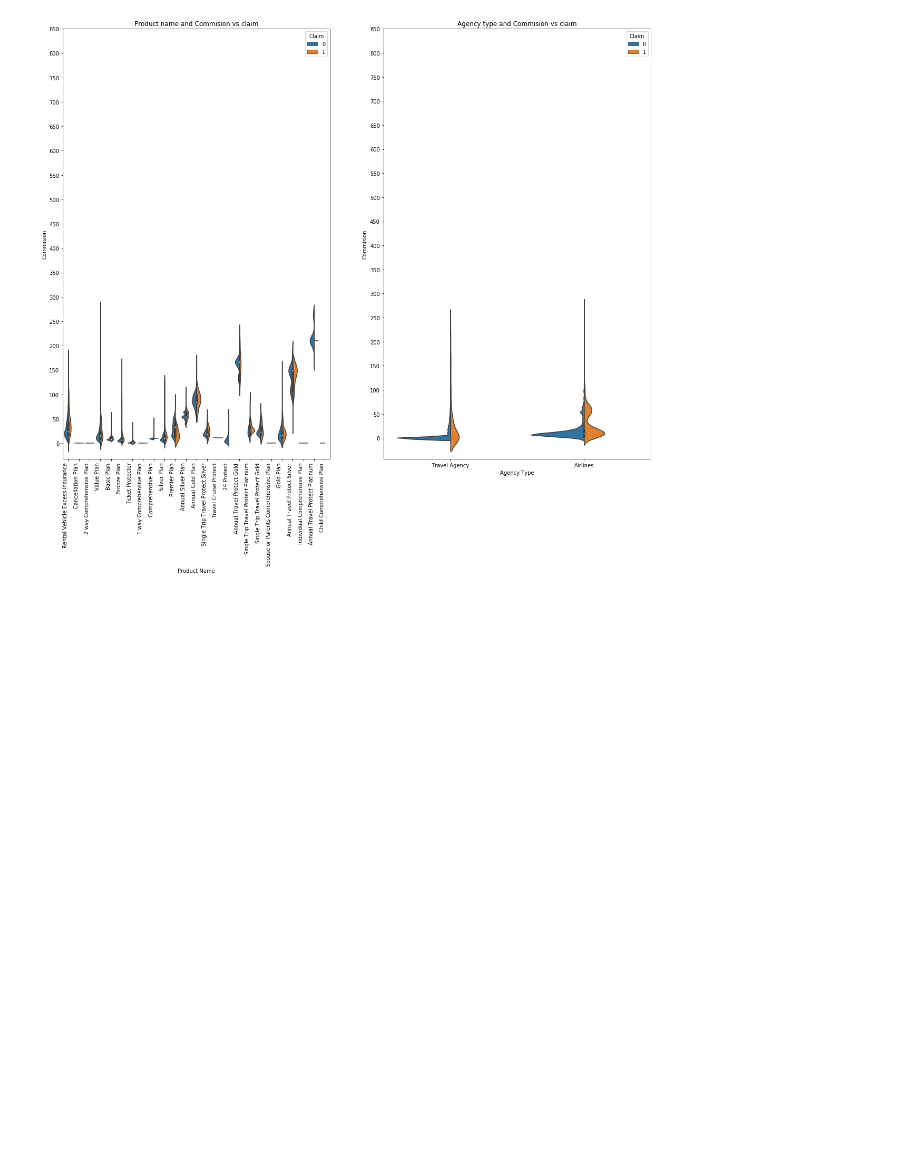
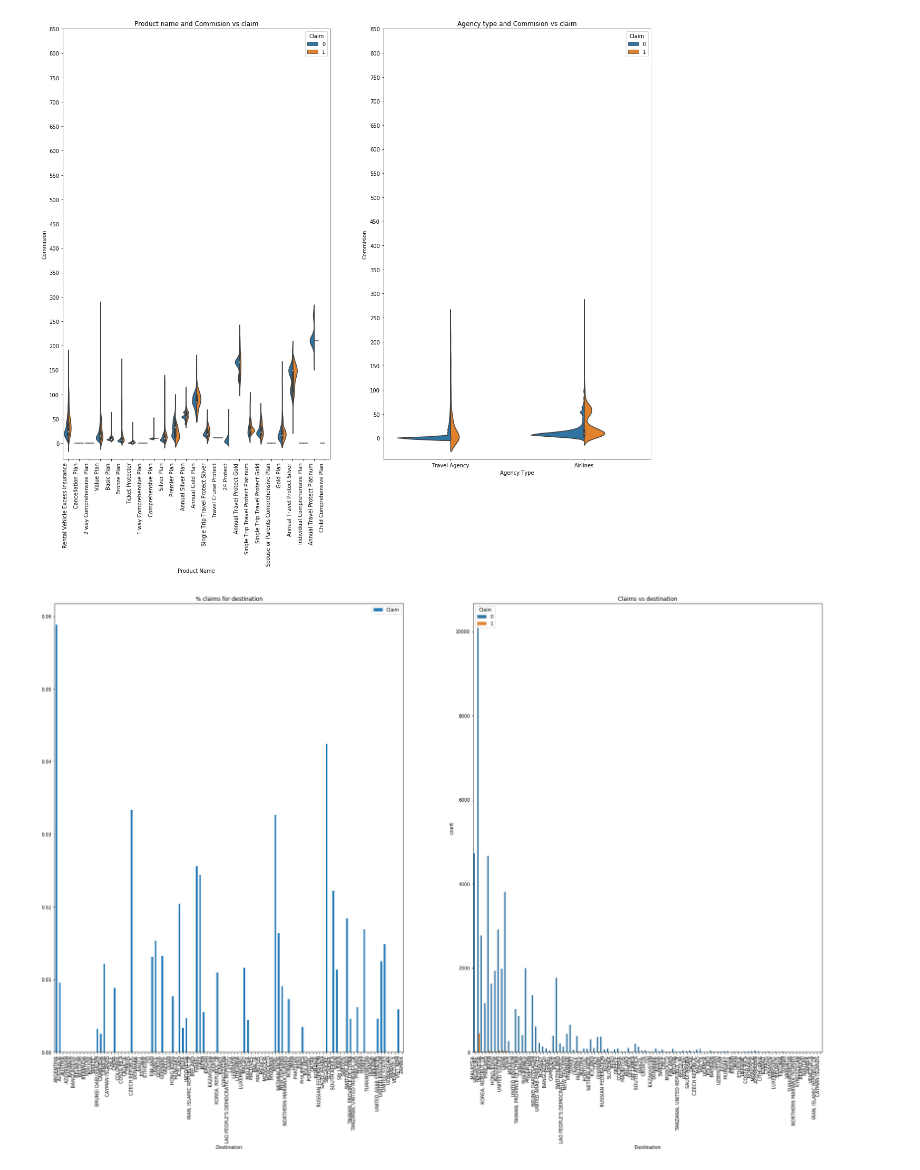
Before and after one commit to sosagago/Are-you-sure-to-Insure-, a Jupyter notebook: Insurer.ipynb, the cells around one changed output. Cells and saved outputs as stored; diff of their text form; code cells hidden in the pictures; blank space fills up the shorter version.

```diff
--- a/Insurer.ipynb
+++ b/Insurer.ipynb
@@ -258,10 +258,12 @@ plt.show()
 # %% [output]
 [figure]
 # %%
-f,ax=plt.subplots(1,2,figsize=(18,8))
-df[['Distribution Channel','Claim']].groupby(['Distribution Channel']).mean().plot.bar(ax=ax[0])
-ax[0].set_title('% claims for agency types')
-sns.countplot('Distribution Channel',hue='Claim',data=df,ax=ax[1])
-ax[1].set_title('Claims vs Agency Type')
+f,ax=plt.subplots(1,2,figsize=(30,18))
+df[['Destination','Claim']].groupby(['Destination']).mean().plot.bar(ax=ax[0])
+ax[0].set_title('% claims for destination')
+sns.countplot('Destination',hue='Claim',data=df,ax=ax[1])
+ax[1].set_title('Claims vs destination')
 plt.setp(ax[1].get_xticklabels(), rotation=90, horizontalalignment='right')
 plt.show()
+# %% [output]
+[figure, added]
```
Also changed, not shown: parts of 5 cells of this notebook.
